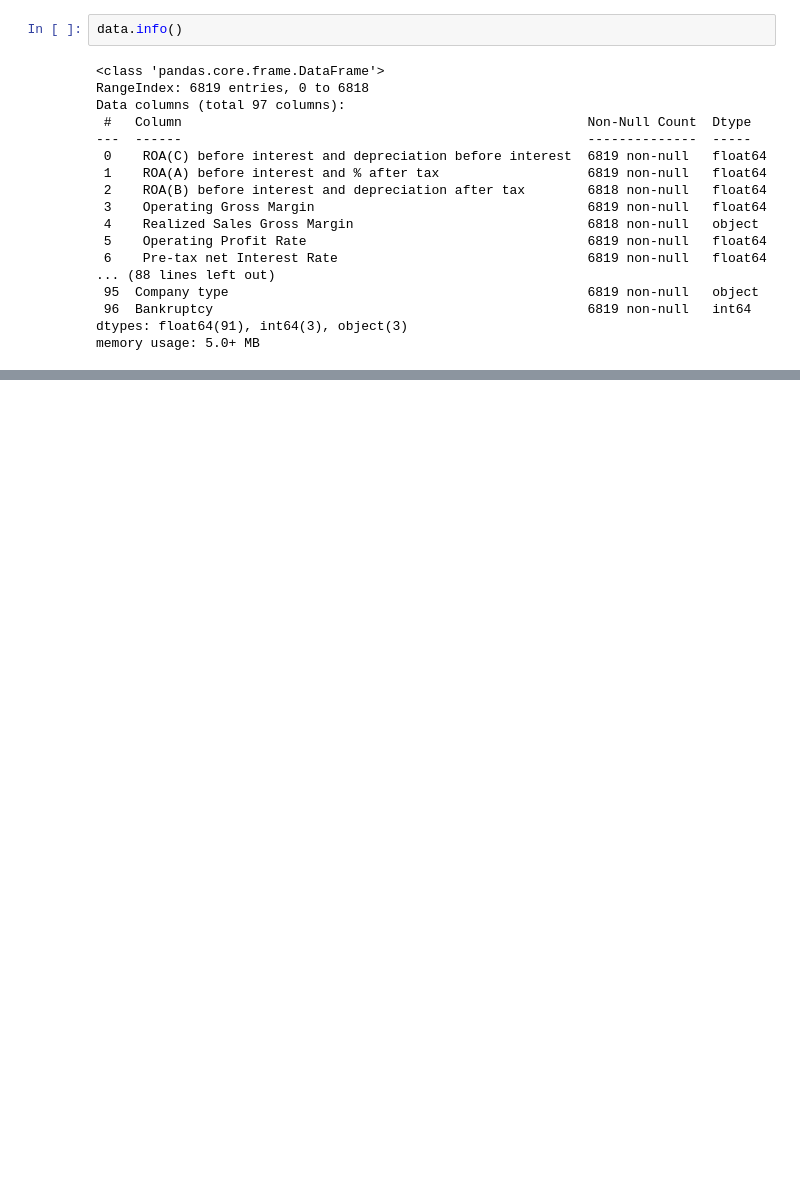
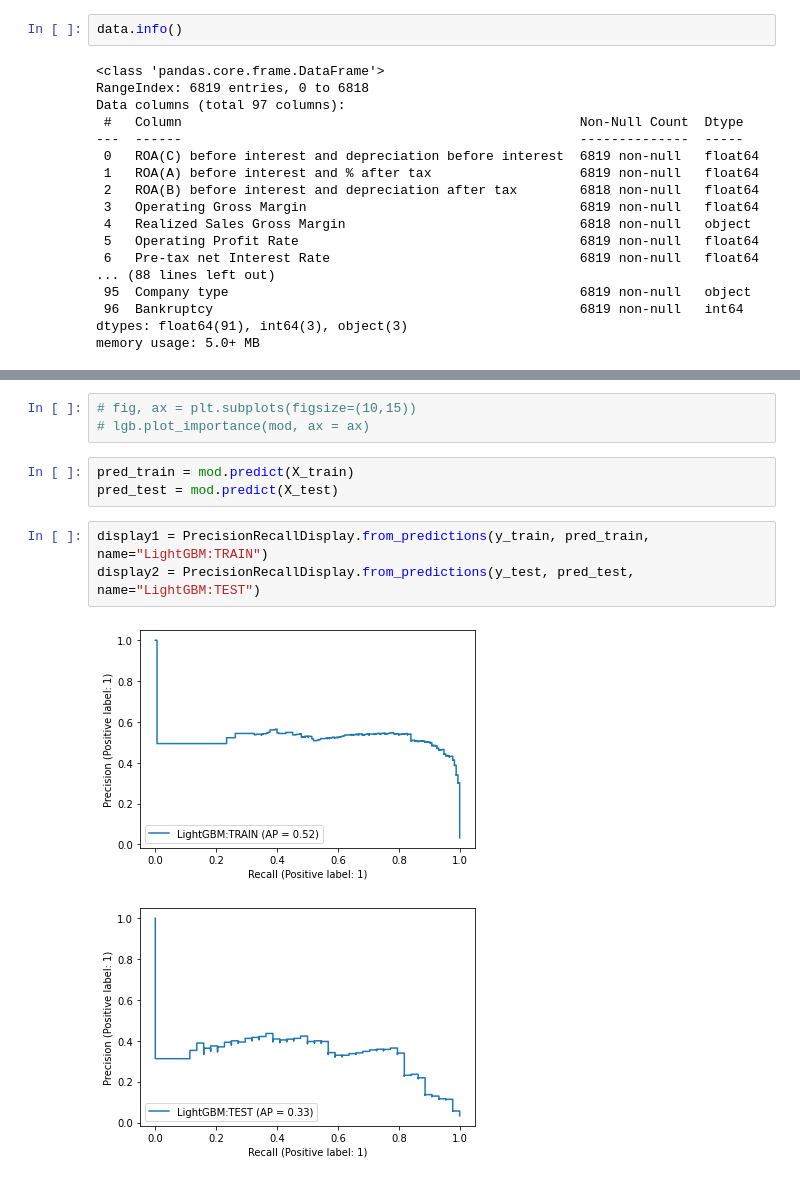
Before and after one commit to shoaibkhanz/bankruptcy_prediction, a Jupyter notebook: notebook/exploration.ipynb, the cells around one changed output, grey strips where cells are left out. Drawn from its saved outputs; the diff is of its cells as text; blank space fills up the shorter version.

```diff
--- a/notebook/exploration.ipynb
+++ b/notebook/exploration.ipynb
@@ -154,0 +280,12 @@ plot_bar(data_agg["values"],data_agg["perc%"], title="Bankruptcy")
+# %%
+# fig, ax = plt.subplots(figsize=(10,15))
+# lgb.plot_importance(mod, ax = ax)
+# %%
+pred_train = mod.predict(X_train)
+pred_test = mod.predict(X_test)
+# %%
+display1 = PrecisionRecallDisplay.from_predictions(y_train, pred_train, name="LightGBM:TRAIN")
+display2 = PrecisionRecallDisplay.from_predictions(y_test, pred_test, name="LightGBM:TEST")
+# %% [output]
+[figure, added]
+[figure, added]
```
Also changed, not shown: parts of 43 cells of this notebook, 2 other files.
